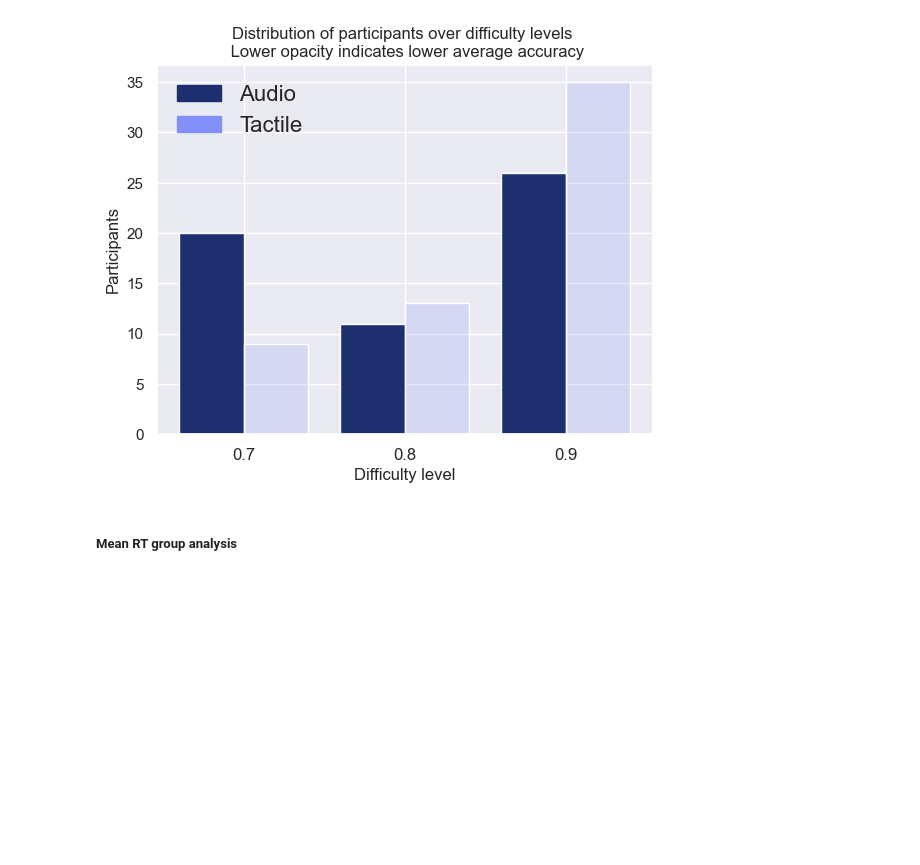
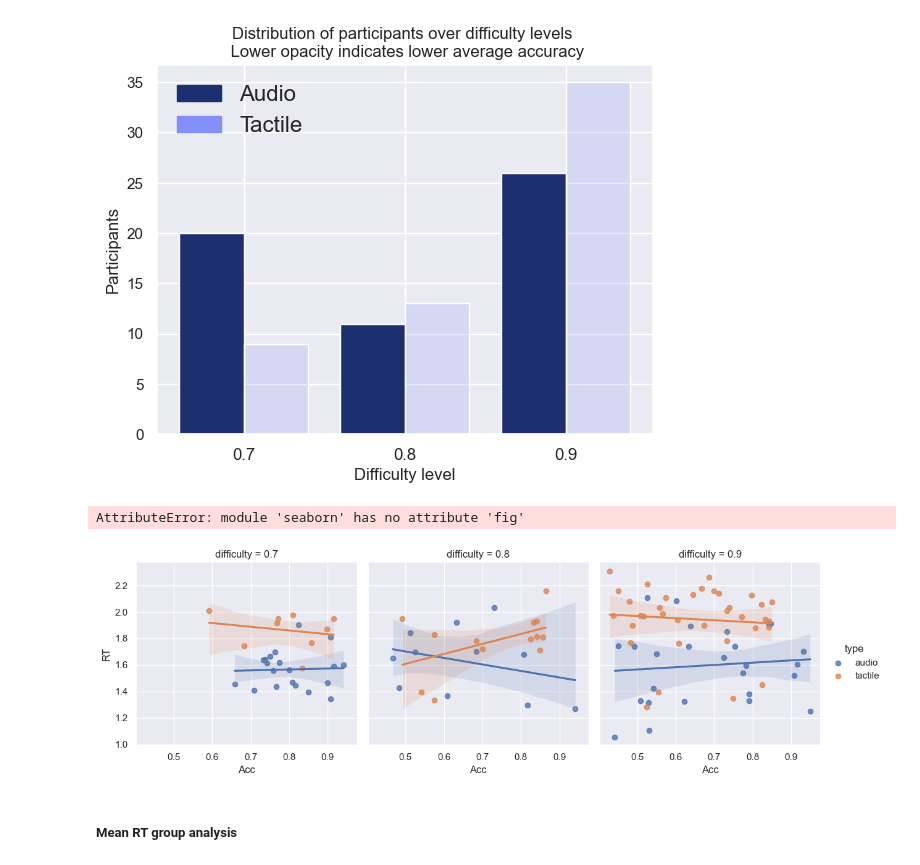
Before and after one commit to ruffgroup/multlearn, a Jupyter notebook: Modelling/Data analysis/accuracy_plots.ipynb, the cells around one changed output. Saved outputs shown, nothing was run; the diff lists cells and outputs as text; code cells hidden in the pictures; blank space fills up the shorter version.

Commit message:
regression plot included

```diff
--- a/Modelling/Data analysis/accuracy_plots.ipynb
+++ b/Modelling/Data analysis/accuracy_plots.ipynb
@@ -344,3 +426,8 @@ assignment()
+# %%
+reg_RT_Acc()
+# %% [output]
+AttributeError: module 'seaborn' has no attribute 'fig'
+[figure, added]
 # %% [markdown]
 ##### Mean RT group analysis
 # %%
```
Also changed, not shown: parts of 4 cells of this notebook.
